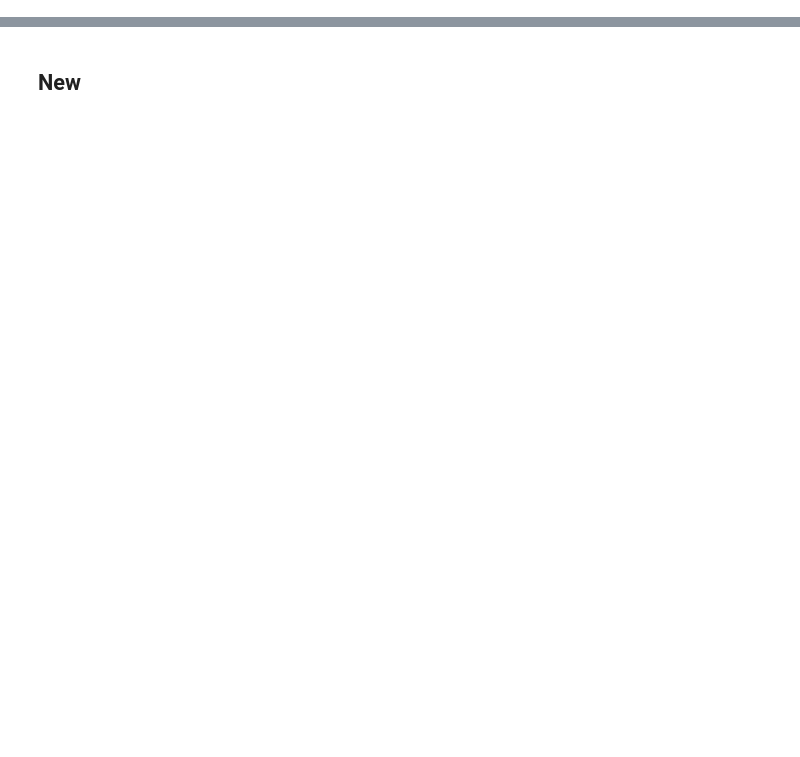
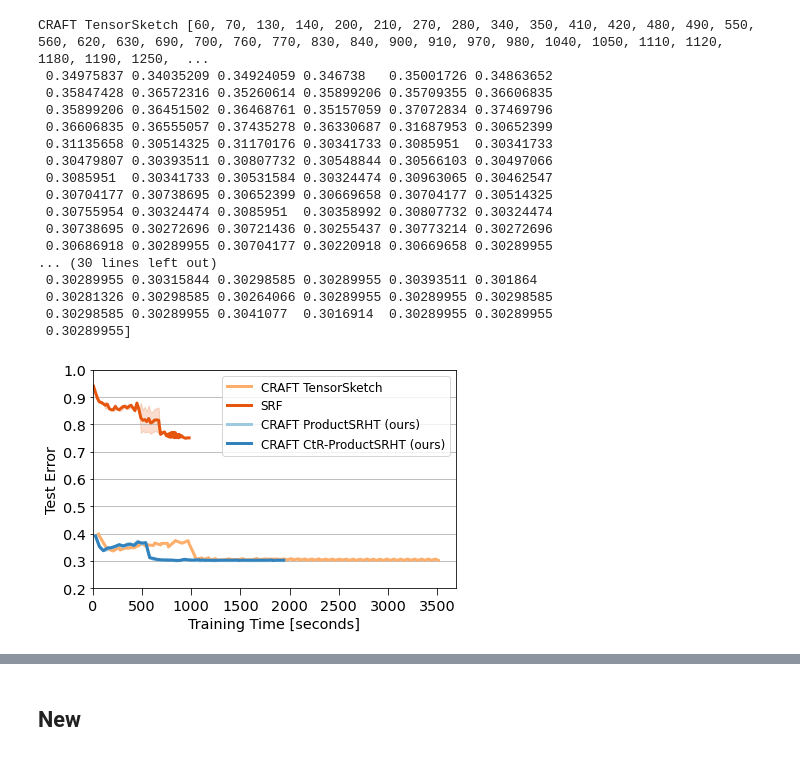
Before and after one commit to joneswack/dp-rfs, a Jupyter notebook: notebooks/read-tf-logs.ipynb, the cells around one changed output, grey strips where cells are left out. Saved outputs shown, nothing was run; the diff lists cells and outputs as text; code cells hidden in the pictures; blank space fills up the shorter version.

```diff
--- a/notebooks/read-tf-logs.ipynb
+++ b/notebooks/read-tf-logs.ipynb
@@ -87,0 +151,34 @@ folder = '../tensorboard_logs/'
+# %%
+# Fine-grained, CRAFT, no tune, LR scheduler
+
+dirs_p3_tune = [
+    ('CRAFT TensorSketch', colors[4], folder_fg+'proj_countsketch_scatter_deg_3_compreal_False_craft_True_ard_False'),
+    ('SRF', colors[5], folder_fg+'proj_srf_deg_3_compreal_False_craft_False_ard_False'),
+#     ('CRAFT ProductSRHT', colors[6], folder+'sgp_MNIST_proj_srht_deg_7_compreal_False_craft_True_ard_False_norm_nocache_t4_lr_0.001_epochs_150'),
+    ('CRAFT ProductSRHT (ours)', colors[6], folder_fg+'proj_srht_deg_3_compreal_False_craft_True_ard_False'),
+    ('CRAFT CtR-ProductSRHT (ours)', colors[7], folder_fg+'proj_srht_deg_3_compreal_True_craft_True_ard_False'),
+#     ('CRAFT TensorSketch', colors[4], folder_fg+'proj_countsketch_scatter_deg_3_compreal_False_craft_True_ard_False'),
+#     ('CRAFT ProductSRHT', colors[6], folder_fg+'proj_srht_deg_3_compreal_False_craft_True_ard_False'),
+#     ('CRAFT CtR-ProductSRHT', colors[7], folder_fg+'proj_srht_deg_3_compreal_True_craft_True_ard_False')
+]
+
+plot_dirs(dirs_p3_tune, savepath='', tf_log=False)
+# %% [output]
+CRAFT TensorSketch [60, 70, 130, 140, 200, 210, 270, 280, 340, 350, 410, 420, 480, 490, 550, 560, 620, 630, 690, 700, 760, 770, 830, 840, 900, 910, 970, 980, 1040, 1050, 1110, 1120, 1180, 1190, 1250,  ...
+ 0.34975837 0.34035209 0.34924059 0.346738   0.35001726 0.34863652
+ 0.35847428 0.36572316 0.35260614 0.35899206 0.35709355 0.36606835
+ 0.35899206 0.36451502 0.36468761 0.35157059 0.37072834 0.37469796
+ 0.36606835 0.36555057 0.37435278 0.36330687 0.31687953 0.30652399
+ 0.31135658 0.30514325 0.31170176 0.30341733 0.3085951  0.30341733
+ 0.30479807 0.30393511 0.30807732 0.30548844 0.30566103 0.30497066
+ 0.3085951  0.30341733 0.30531584 0.30324474 0.30963065 0.30462547
+ 0.30704177 0.30738695 0.30652399 0.30669658 0.30704177 0.30514325
+ 0.30755954 0.30324474 0.3085951  0.30358992 0.30807732 0.30324474
+ 0.30738695 0.30272696 0.30721436 0.30255437 0.30773214 0.30272696
+ 0.30686918 0.30289955 0.30704177 0.30220918 0.30669658 0.30289955
+... (30 lines left out)
+ 0.30289955 0.30315844 0.30298585 0.30289955 0.30393511 0.301864
+ 0.30281326 0.30298585 0.30264066 0.30289955 0.30289955 0.30298585
+ 0.30298585 0.30289955 0.3041077  0.3016914  0.30289955 0.30289955
+ 0.30289955]
+[figure, added]
```
Also changed, not shown: parts of 11 cells of this notebook, 4 other files.
